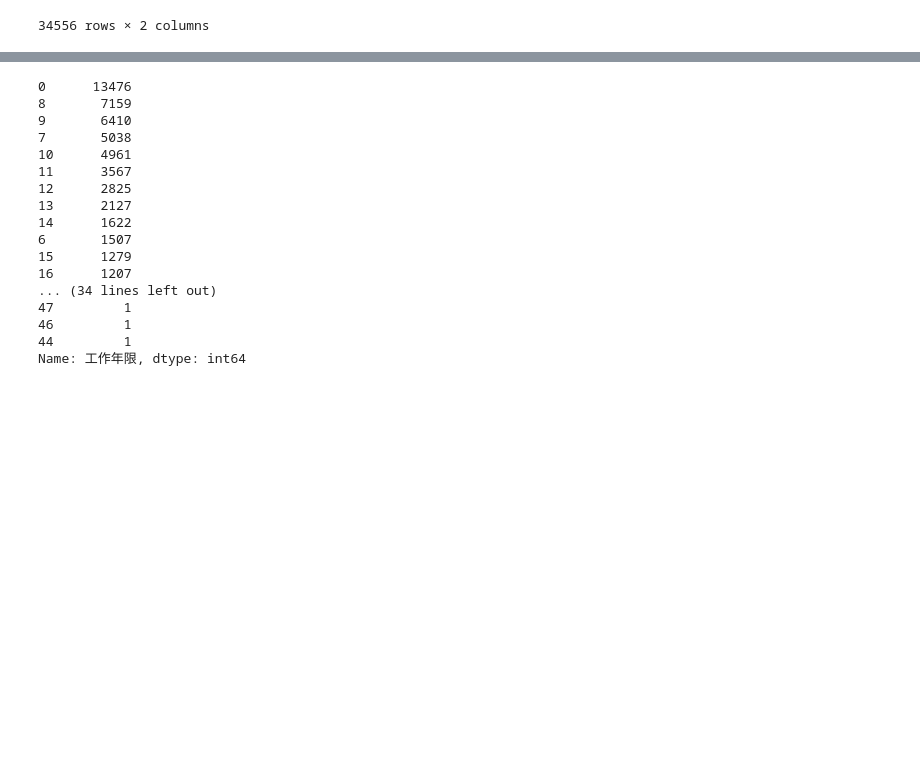
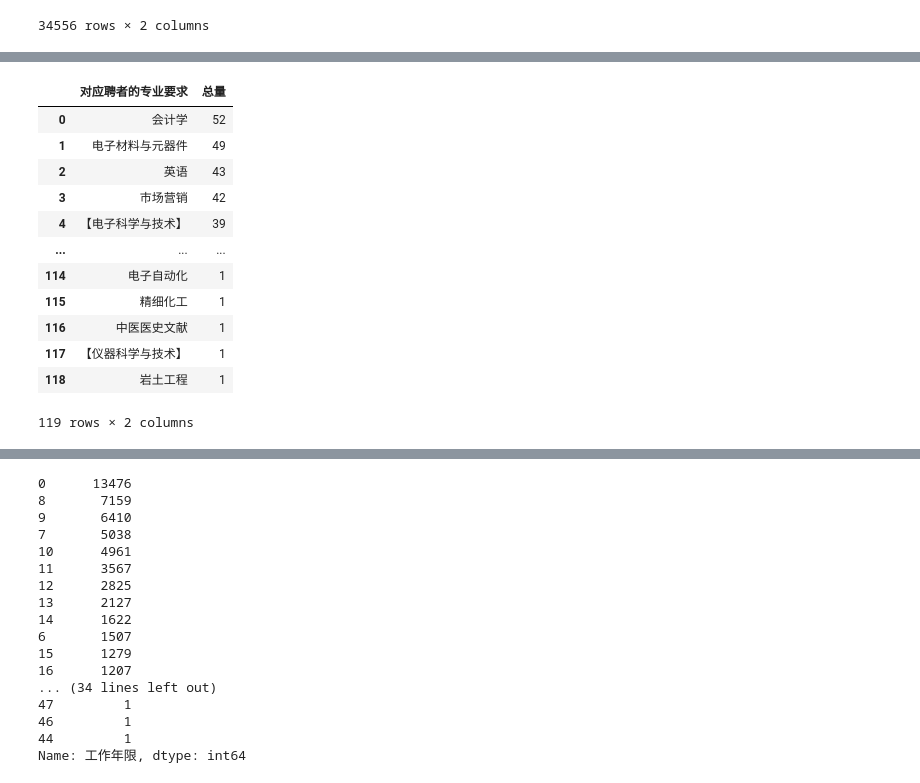
Before and after one commit to KATEhuang920909/human_co_match, a Jupyter notebook: human_co_match/jupyter/eda.ipynb, the cells around one changed output, grey strips where cells are left out. Drawn from its saved outputs; the diff is of its cells as text; code cells hidden in the pictures; blank space fills up the shorter version.

```diff
--- a/human_co_match/jupyter/eda.ipynb
+++ b/human_co_match/jupyter/eda.ipynb
@@ -155,3 +139,19 @@ job_table
+# %%
+job_table.对应聘者的专业要求.value_counts().rename_axis('对应聘者的专业要求').reset_index(name='总量')
+# %% [output]
+|  | 对应聘者的专业要求 | 总量 |
+| 0 | 会计学 | 52 |
+| 1 | 电子材料与元器件 | 49 |
+| 2 | 英语 | 43 |
+| 3 | 市场营销 | 42 |
+| 4 | 【电子科学与技术】 | 39 |
+| ... | ... | ... |
+| 114 | 电子自动化 | 1 |
+| 115 | 精细化工 | 1 |
+| 116 | 中医医史文献 | 1 |
+| 117 | 【仪器科学与技术】 | 1 |
+| 118 | 岩土工程 | 1 |
+119 rows × 2 columns
 # %%
 job_table.岗位工作年限.value_counts()
 # %% [output]
```
Also changed, not shown: parts of 24 cells of this notebook, 6 other files.
